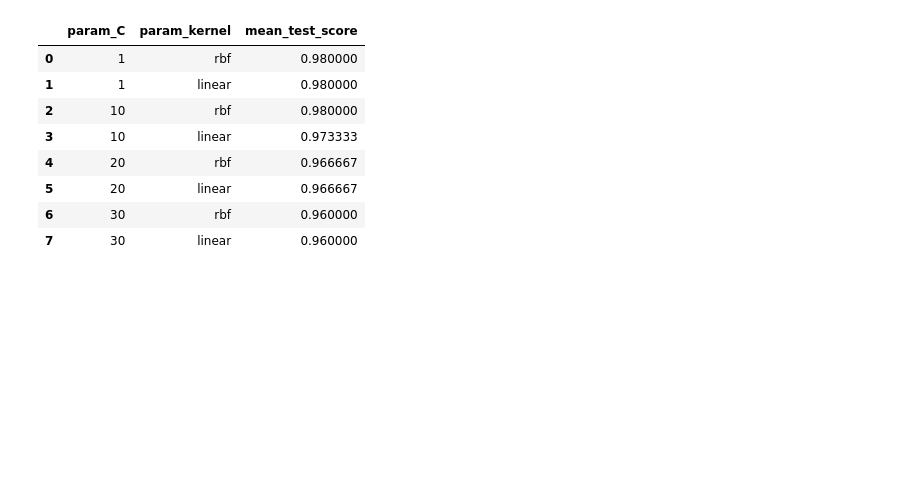
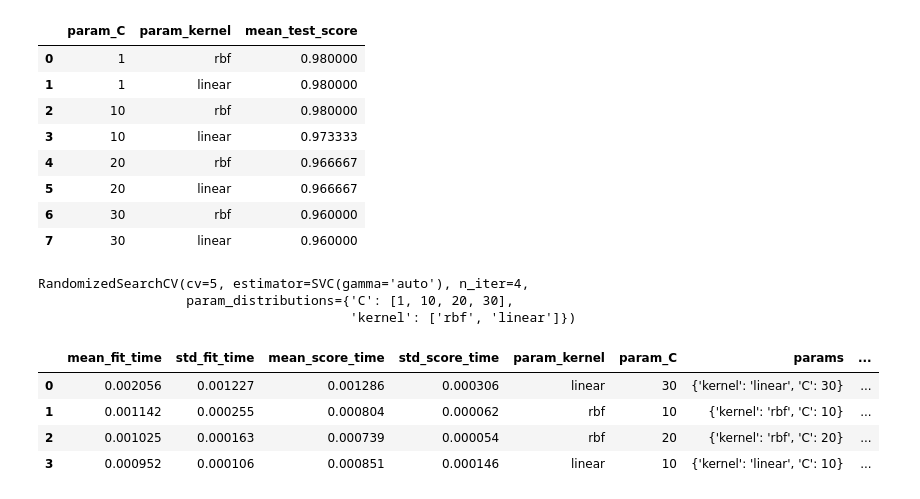
Before and after one commit to prathamesh-6099/Machine-Learning, a Jupyter notebook: model tuning/GridSearchCV.ipynb, the cells around one changed output. Cells and saved outputs as stored; diff of their text form; code cells hidden in the pictures; blank space fills up the shorter version.

Commit message:
Randomized cross validation

```diff
--- a/model tuning/GridSearchCV.ipynb
+++ b/model tuning/GridSearchCV.ipynb
@@ -146,0 +149,22 @@ results[['param_C','param_kernel','mean_test_score']]
+# %%
+
+classifier_r = RandomizedSearchCV((model_svm),{
+    'C' : [1,10,20,30],
+    'kernel' :['rbf','linear'],
+},n_iter = 4,cv = 5,return_train_score = False)
+# %%
+classifier_r.fit(X,y)
+# %% [output]
+RandomizedSearchCV(cv=5, estimator=SVC(gamma='auto'), n_iter=4,
+                   param_distributions={'C': [1, 10, 20, 30],
+                                        'kernel': ['rbf', 'linear']})
+# %%
+results = pd.DataFrame(classifier_r.cv_results_)
+# %%
+results
+# %% [output]
+|  | mean_fit_time | std_fit_time | mean_score_time | std_score_time | param_kernel | param_C | params | ... |
+| 0 | 0.002056 | 0.001227 | 0.001286 | 0.000306 | linear | 30 | {'kernel': 'linear', 'C': 30} | ... |
+| 1 | 0.001142 | 0.000255 | 0.000804 | 0.000062 | rbf | 10 | {'kernel': 'rbf', 'C': 10} | ... |
+| 2 | 0.001025 | 0.000163 | 0.000739 | 0.000054 | rbf | 20 | {'kernel': 'rbf', 'C': 20} | ... |
+| 3 | 0.000952 | 0.000106 | 0.000851 | 0.000146 | linear | 10 | {'kernel': 'linear', 'C': 10} | ... |
```
Also changed, not shown: parts of 2 cells of this notebook.
